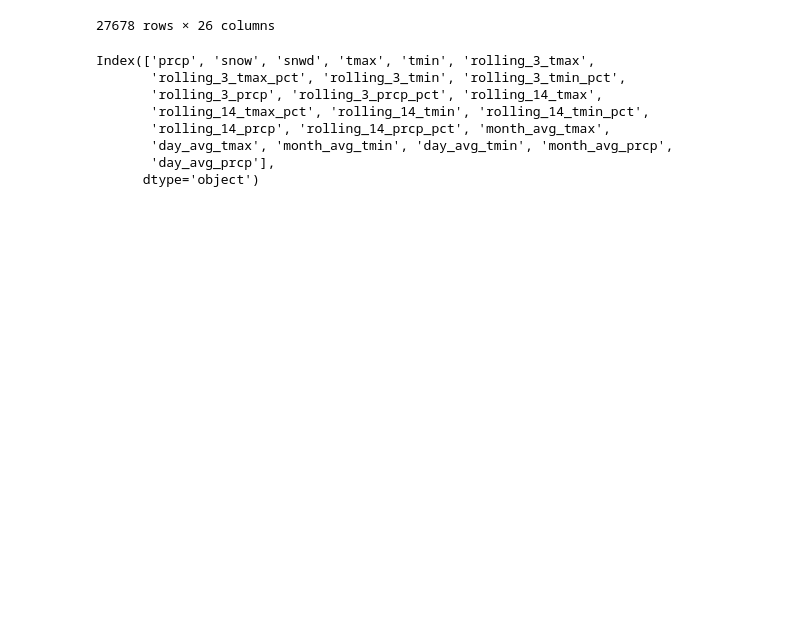
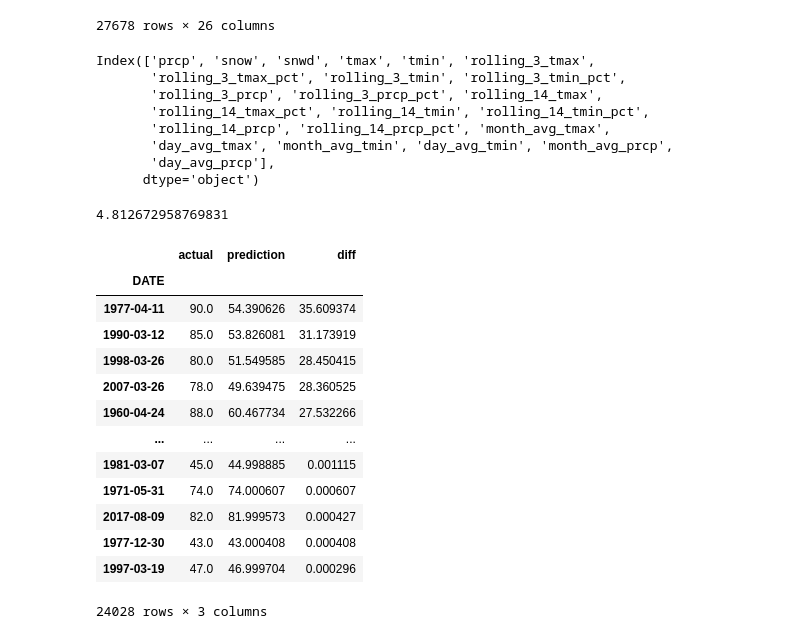
Before and after one commit to Mohsen-Fahimi/Weather-Prediction, a Jupyter notebook: Predict.ipynb, the cells around one changed output. Cells and saved outputs as stored; diff of their text form; code cells hidden in the pictures; blank space fills up the shorter version.

```diff
--- a/Predict.ipynb
+++ b/Predict.ipynb
@@ -346,3 +346,24 @@ Index(['prcp', 'snow', 'snwd', 'tmax', 'tmin', 'rolling_3_tmax',
       dtype='object')
 # %%
 predictions = backtest(weather, rr, predictors)
+# %%
+mean_absolute_error(predictions["actual"], predictions["prediction"])
+# %% [output]
+4.812672958769831
+# %%
+predictions.sort_values("diff", ascending=False)
+# %% [output]
+|  | actual | prediction | diff |
+| DATE |  |  |  |
+| 1977-04-11 | 90.0 | 54.390626 | 35.609374 |
+| 1990-03-12 | 85.0 | 53.826081 | 31.173919 |
+| 1998-03-26 | 80.0 | 51.549585 | 28.450415 |
+| 2007-03-26 | 78.0 | 49.639475 | 28.360525 |
+| 1960-04-24 | 88.0 | 60.467734 | 27.532266 |
+| ... | ... | ... | ... |
+| 1981-03-07 | 45.0 | 44.998885 | 0.001115 |
+| 1971-05-31 | 74.0 | 74.000607 | 0.000607 |
+| 2017-08-09 | 82.0 | 81.999573 | 0.000427 |
+| 1977-12-30 | 43.0 | 43.000408 | 0.000408 |
+| 1997-03-19 | 47.0 | 46.999704 | 0.000296 |
+24028 rows × 3 columns
```
Also changed, not shown: parts of 1 cell of this notebook.
